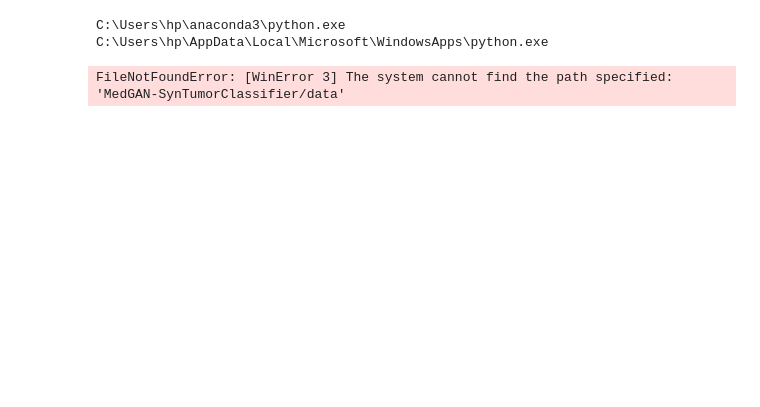
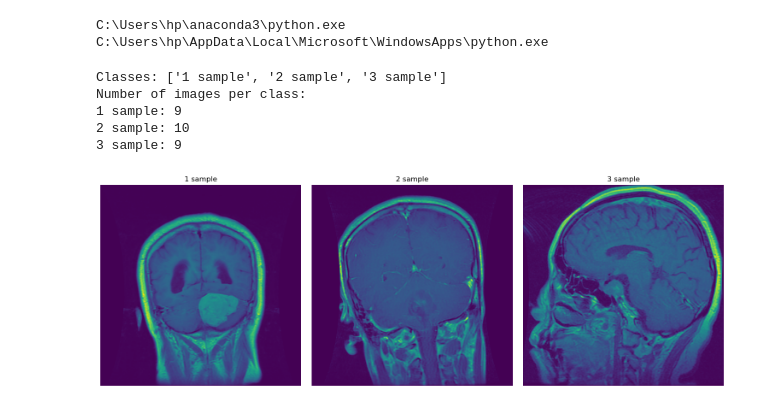
Before and after one commit to Hamza-Waseem-Nasser/MedGAN-SynTumorClassifier, a Jupyter notebook: notebooks/1_data_inspection.ipynb, the cells around one changed output. Drawn from its saved outputs; the diff is of its cells as text; code cells hidden in the pictures; blank space fills up the shorter version.

```diff
--- a/notebooks/1_data_inspection.ipynb
+++ b/notebooks/1_data_inspection.ipynb
@@ -41,36 +26,41 @@ from PIL import Image  # For loading images
 import random
 
 # Define your dataset path
-dataset_path = "MedGAN-SynTumorClassifier/data"
+dataset_path = "../data"
 
 # Get class subfolders
 class_names = [d for d in os.listdir(dataset_path) if os.path.isdir(os.path.join(dataset_path, d))]
 print(f"Classes: {class_names}")
 
 # Count images in each class
 class_counts = {}
 for class_name in class_names:
     class_folder = os.path.join(dataset_path, class_name)
     class_counts[class_name] = len(os.listdir(class_folder))
 
 # Print counts
 print("Number of images per class:")
 for class_name, count in class_counts.items():
     print(f"{class_name}: {count}")
 
 # Display a couple of sample images
 fig, axes = plt.subplots(1, len(class_names), figsize=(15, 5))
 for i, class_name in enumerate(class_names):
     class_folder = os.path.join(dataset_path, class_name)
     sample_image = random.choice(os.listdir(class_folder))  # Pick a random image
     image_path = os.path.join(class_folder, sample_image)
 
     # Load and display the image
     img = Image.open(image_path)
     axes[i].imshow(img)
     axes[i].axis("off")
     axes[i].set_title(class_name)
 plt.tight_layout()
 plt.show()
 # %% [output]
-FileNotFoundError: [WinError 3] The system cannot find the path specified: 'MedGAN-SynTumorClassifier/data'
+Classes: ['1 sample', '2 sample', '3 sample']
+Number of images per class:
+1 sample: 9
+2 sample: 10
+3 sample: 9
+[figure, added]
```
Also changed, not shown: parts of 3 cells of this notebook.
